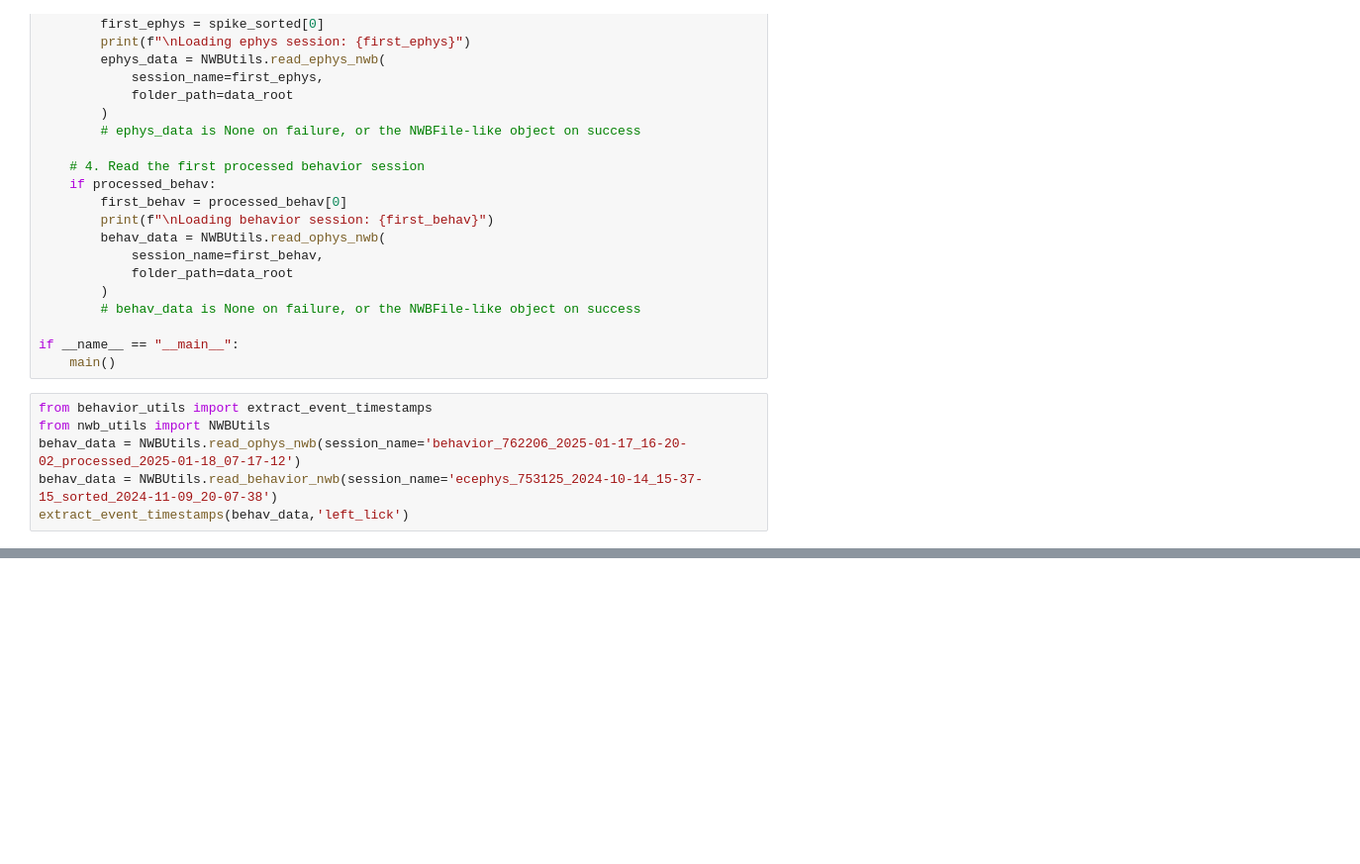
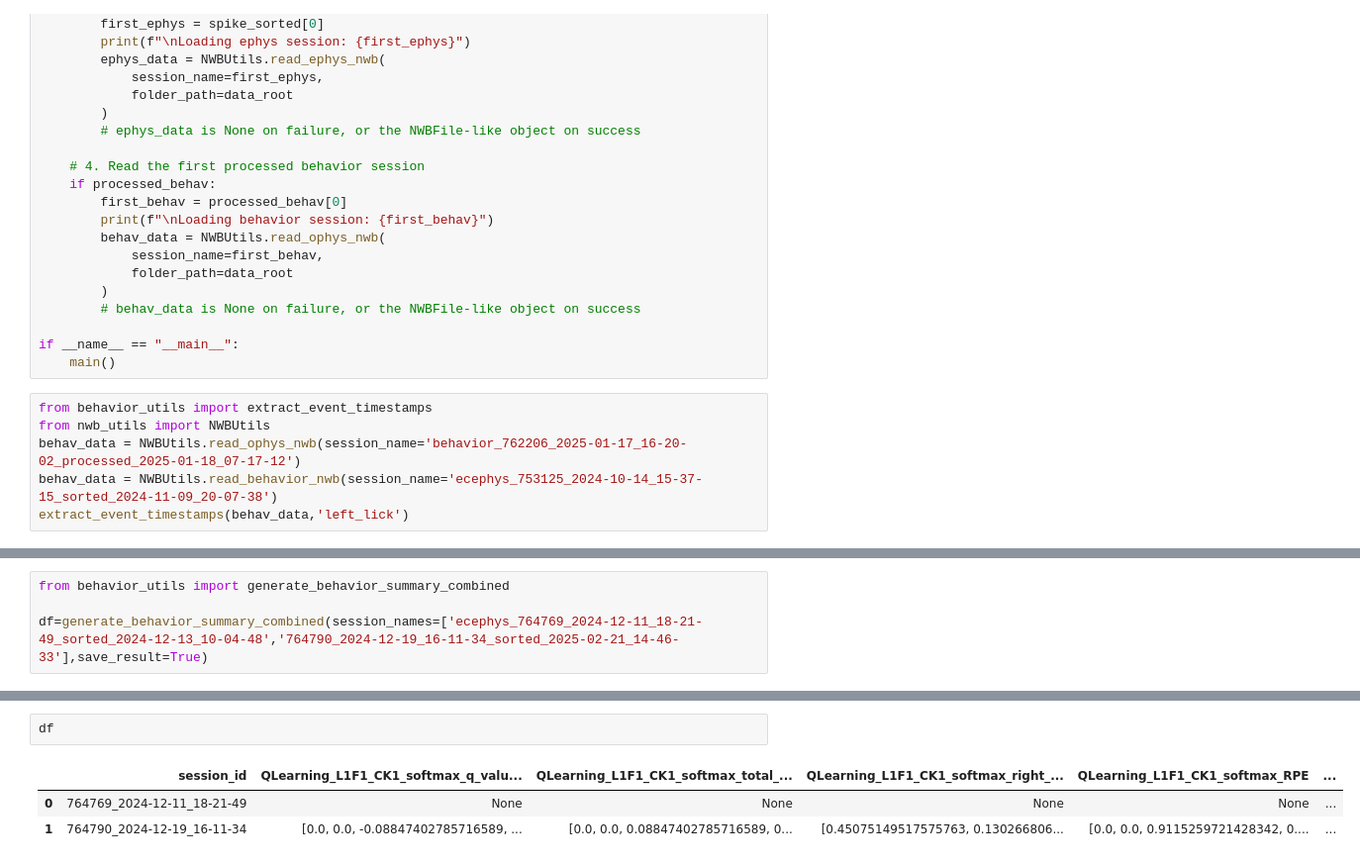
Before and after one commit to AllenNeuralDynamics/aind-dft-ephys-analysis, a Jupyter notebook: src/aind_dft_ephys_analysis/ephys_playground.ipynb, the cells around one changed output, grey strips where cells are left out. Shown at 99% size. Saved outputs shown, nothing was run; the diff lists cells and outputs as text; blank space fills up the shorter version.

```diff
--- a/src/aind_dft_ephys_analysis/ephys_playground.ipynb
+++ b/src/aind_dft_ephys_analysis/ephys_playground.ipynb
@@ -111,0 +157,4 @@ ephys_nwb.io.close()
+# %%
+from behavior_utils import generate_behavior_summary_combined
+
+df=generate_behavior_summary_combined(session_names=['ecephys_764769_2024-12-11_18-21-49_sorted_2024-12-13_10-04-48','764790_2024-12-19_16-11-34_sorted_2025-02-21_14-46-33'],save_result=True)
@@ -112,3 +181,9 @@ ephys_nwb.io.close()
+# %%
+df
+# %% [output]
+|  | session_id | QLearning_L1F1_CK1_softmax_q_valu... | QLearning_L1F1_CK1_softmax_total_... | QLearning_L1F1_CK1_softmax_right_... | QLearning_L1F1_CK1_softmax_RPE | ... |
+| 0 | 764769_2024-12-11_18-21-49 | None | None | None | None | ... |
+| 1 | 764790_2024-12-19_16-11-34 | [0.0, 0.0, -0.08847402785716589, ... | [0.0, 0.0, 0.08847402785716589, 0... | [0.45075149517575763, 0.130266806... | [0.0, 0.0, 0.9115259721428342, 0.... | ... |
 # %%
 from ephys_behavior import plot_raster_graph,get_the_mean_firing_rate,get_the_mean_firing_rate_combined_sessions
 from nwb_utils import NWBUtils
```
Also changed, not shown: parts of 7 cells of this notebook.
